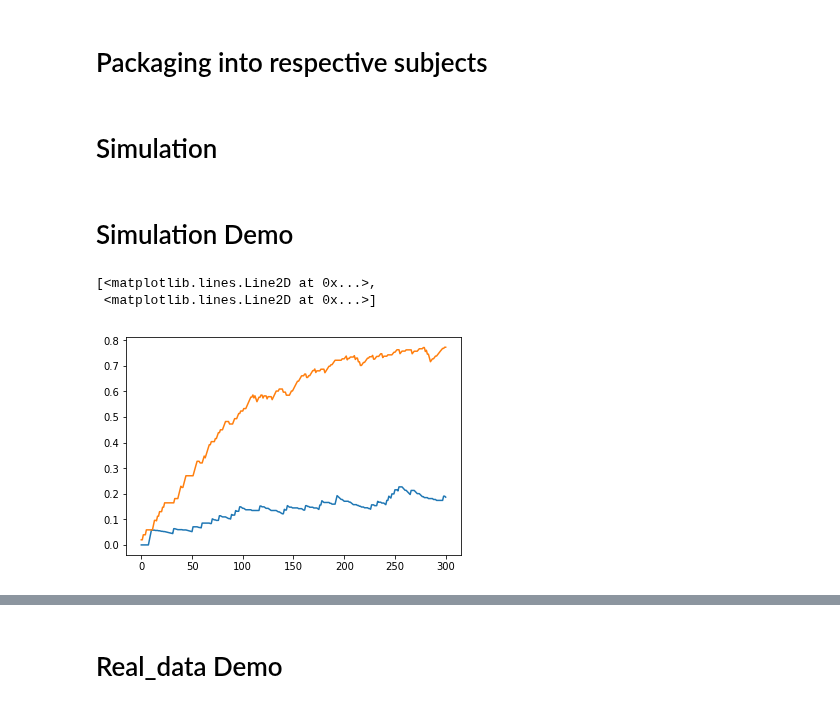
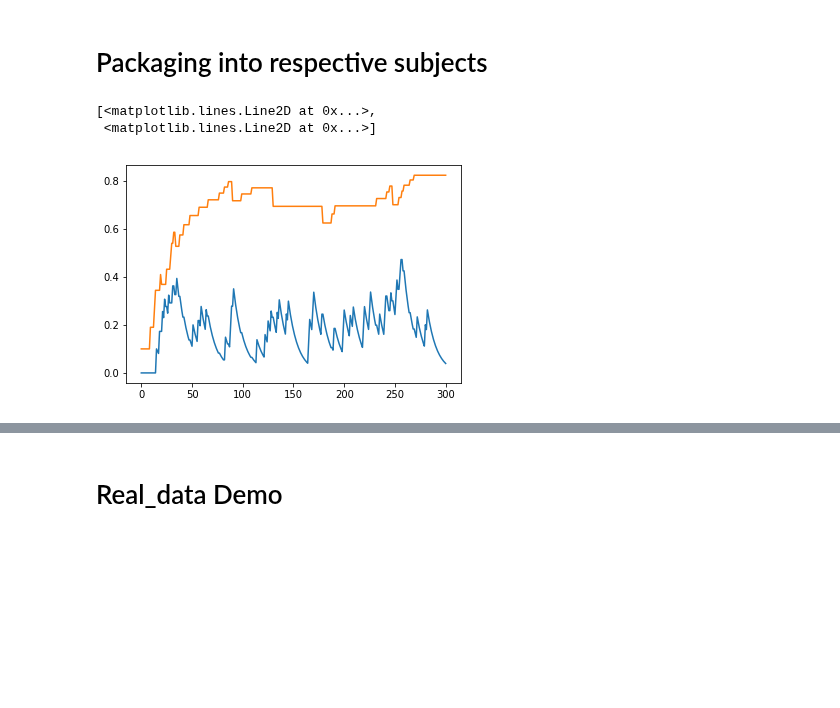
Before and after one commit to Maylibooyah69/RewardReversalPorject, a Jupyter notebook: Data_processing.ipynb, the cells around one changed output, grey strips where cells are left out. Cells and saved outputs as stored; diff of their text form; code cells hidden in the pictures; blank space fills up the shorter version.

```diff
--- a/Data_processing.ipynb
+++ b/Data_processing.ipynb
@@ -50,5 +130,3 @@ epoched_df=get_Logs(sub_df)
 # %%
 beh=get_behavior(day1,37)
 actions,rewards=log_from_behavior(beh,'High Frequency (5kHz, 80 dB)')
-# %% [markdown]
-# Simulation
@@ -135,11 +133,9 @@ def train_rat(env,rat,it_num,sim=True):
-# %% [markdown]
-# Simulation Demo
 # %%
 env=ToyQ2.toyQ_2choice()
-sim_rat=Rat(None,alphaG=0.02,alphaL=0.02,beta=5,init_Q=np.array([0.000001,0.00001]))
+sim_rat=Rat(None,alphaG=0.1,alphaL=0.1,beta=5,init_Q=np.array([0.000001,0.00001]))
 env,sim_rat=train_rat(env,sim_rat,300)
 plt.plot(sim_rat.Qlog)
 # %% [output]
 [<matplotlib.lines.Line2D at 0x...>,
  <matplotlib.lines.Line2D at 0x...>]
-[figure, old version]
+[figure, new version]
```
Also changed, not shown: parts of 5 cells of this notebook, 3 other files.
